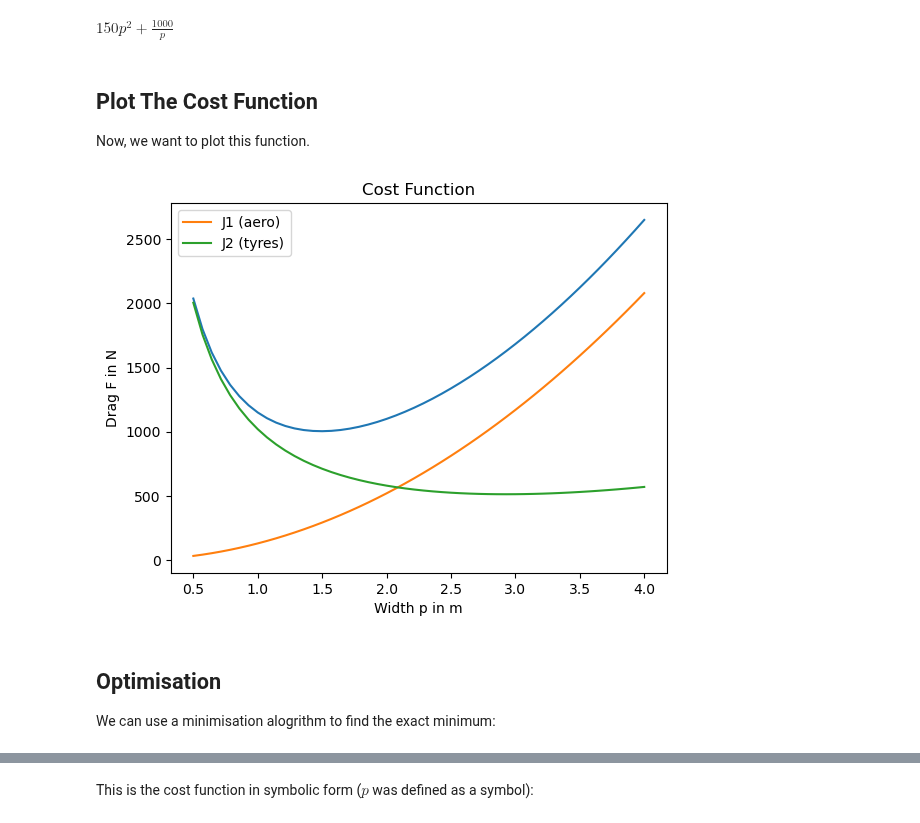
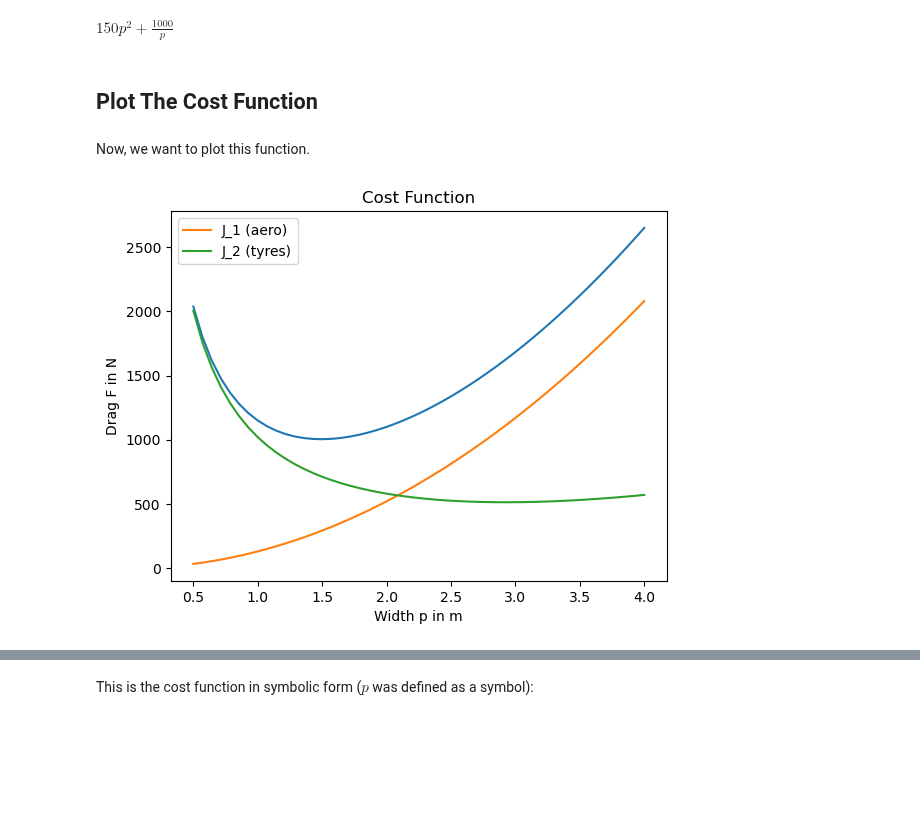
Before and after one commit to tsteffenlboro/digital, a Jupyter notebook: content/opt1.ipynb, the cells around one changed output, grey strips where cells are left out. Saved outputs shown, nothing was run; the diff lists cells and outputs as text; code cells hidden in the pictures; blank space fills up the shorter version.

```diff
--- a/content/opt1.ipynb
+++ b/content/opt1.ipynb
@@ -54,5 +117,5 @@ The friction (weight times rolling friction coefficient) per surface area is ass
 # %%
-FT = 10
-FT
+c_2 = 10
+c_2
 # %% [output]
 10
@@ -71,10 +174,10 @@ $$ J_1 = F_D*A_f = F_Dp^2 = 130p^2 $$
 
 This can be implemented and validated as:
 # %%
-def J1(p):
-    return FD*p**2
+def J_1(p):
+    return F_1(V/p**2,p,p)
 
-J1(p)
+J_1(p)
 # %% [output]
 $\displaystyle 130 p^{2}$
 # %% [markdown]
@@ -88,10 +187,10 @@ $$ J_2(p) = 4 F_T p^2 + 2 F_T V/p $$
 
 In Python, this gives us another function:
 # %%
-def J2(p):
-    return 2*FT*p**2+4*FT*V/p
+def J_2(p):
+    return 2*c_2*p**2+4*c_2*V/p
 
-J2(p)
+J_2(p)
 # %% [output]
 $\displaystyle 20 p^{2} + \frac{1000}{p}$
 # %% [markdown]
@@ -128,7 +227,7 @@ $$ J = J_1 + J_2$$
 This function is implemented here:
 # %%
 def J(p):
-    return J1(p) + J2(p)
+    return J_1(p) + J_2(p)
 
 J(p)
 # %% [output]
@@ -145,26 +244,16 @@ func(p)
 $\displaystyle 150 p^{2} + \frac{1000}{p}$
 # %% [markdown]
 ## Plot The Cost Function
-
-Now, we want to plot this function.
+# %% [markdown]
+Now, we want to plot this function.
 # %%
 ps = np.linspace(0.5,4)
-Js = J(ps)
-J1s = J1(ps)
-J2s = J2(ps)
-
-plt.plot(ps,Js)
-plt.plot(ps,J1s, label="J1 (aero)")
-plt.plot(ps,J2s, label="J2 (tyres)")
-
+plt.plot(ps,J(ps))
+plt.plot(ps,J_1(ps), label="J_1 (aero)")
+plt.plot(ps,J_2(ps), label="J_2 (tyres)")
 plt.xlabel("Width p in m")
 plt.ylabel("Drag F in N")
 plt.title("Cost Function")
-plt.legend()
-plt.show()
+plt.legend(); plt.show()
 # %% [output]
-[figure, old version]
+[figure, new version]
-# %% [markdown]
-## Optimisation
-
-We can use a minimisation alogrithm to find the exact minimum:
```
Also changed, not shown: parts of 74 cells of this notebook.
